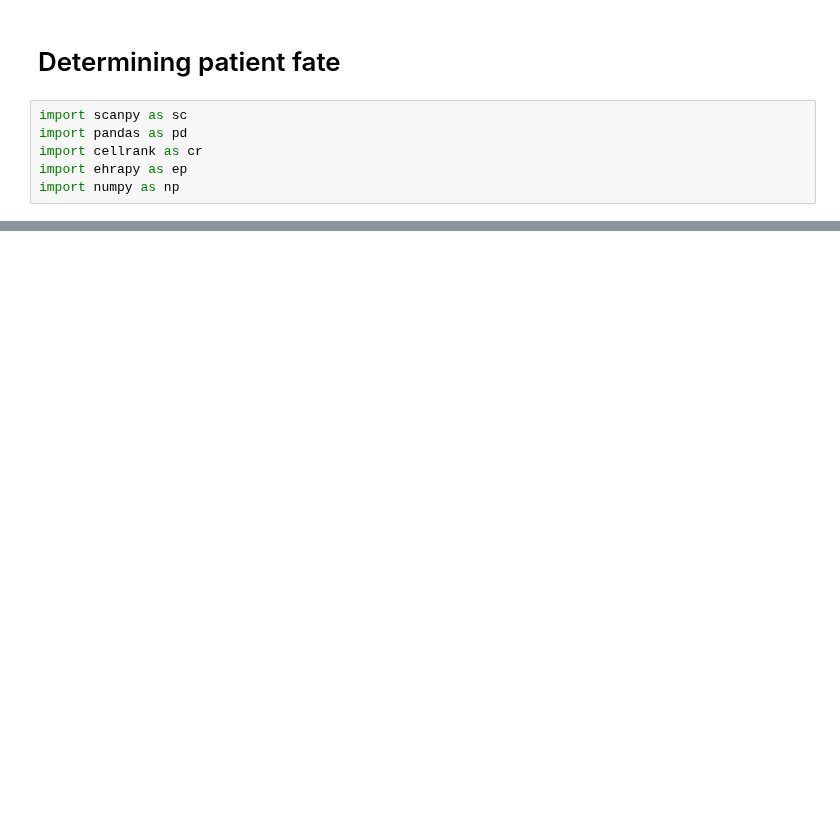
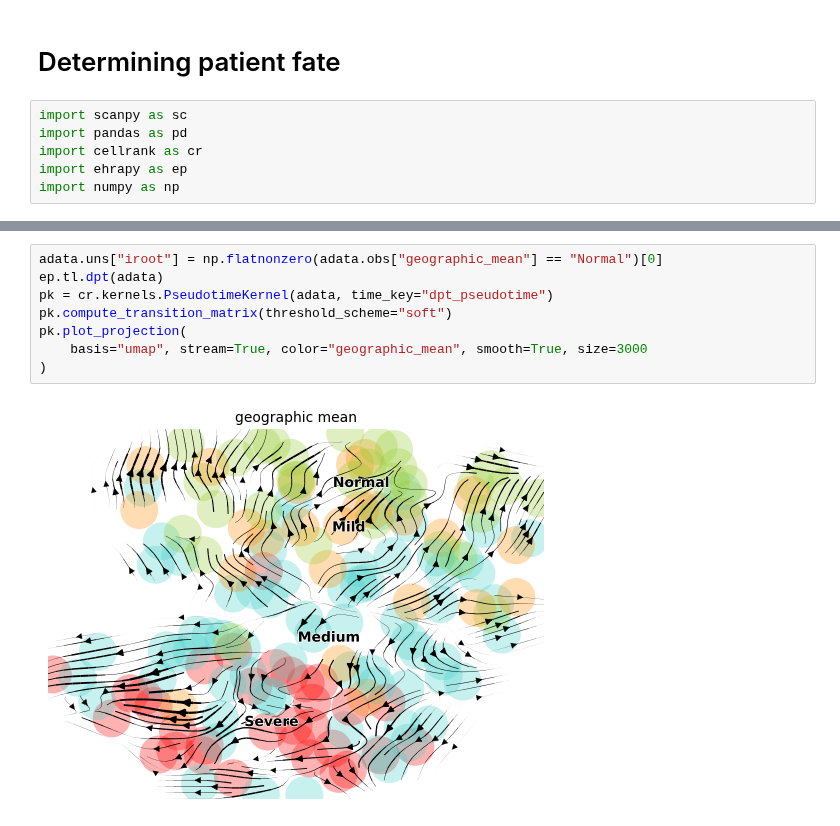
Before and after one commit to theislab/ehrapy-reproducibility, a Jupyter notebook: Figure_6/Chest-X-ray/plot_chestXray_cellrank2.ipynb, the cells around one changed output, grey strips where cells are left out. Cells and saved outputs as stored; diff of their text form; blank space fills up the shorter version.

```diff
--- a/Figure_6/Chest-X-ray/plot_chestXray_cellrank2.ipynb
+++ b/Figure_6/Chest-X-ray/plot_chestXray_cellrank2.ipynb
@@ -46,0 +62,10 @@ WARNING: Trying to run `tl.dpt` without prior call of `tl.diffmap`. Falling back
+# %%
+adata.uns["iroot"] = np.flatnonzero(adata.obs["geographic_mean"] == "Normal")[0]
+ep.tl.dpt(adata)
+pk = cr.kernels.PseudotimeKernel(adata, time_key="dpt_pseudotime")
+pk.compute_transition_matrix(threshold_scheme="soft")
+pk.plot_projection(
+    basis="umap", stream=True, color="geographic_mean", smooth=True, size=3000
+)
+# %% [output]
+[figure, added]
```
Also changed, not shown: parts of 21 cells of this notebook, 5 other files.
